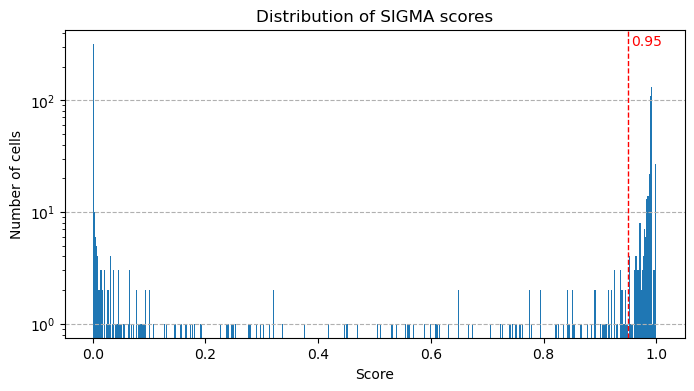
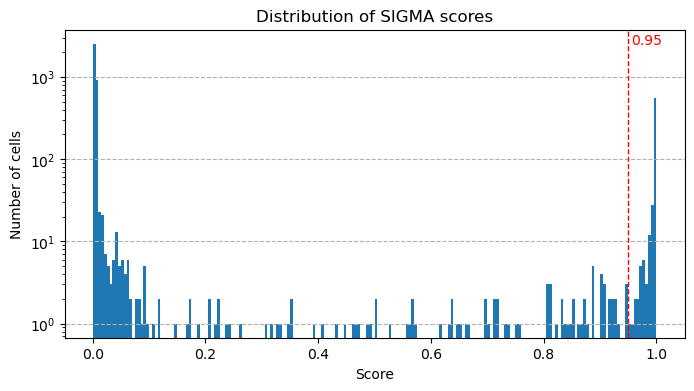
Code edit (unified diff) that turned the first committed figure into the second:
--- before
+++ after
@@ -3,5 +3,5 @@
 fig, ax = plt.subplots(figsize=(8,4))
 
-ax.hist(adata_sigma.obs["score"], bins=500)
+ax.hist(adata_sigma.obs["score"], bins=200)
 ax.set_xlabel("Score")
 ax.set_ylabel("Number of cells")

Commit: split find_target